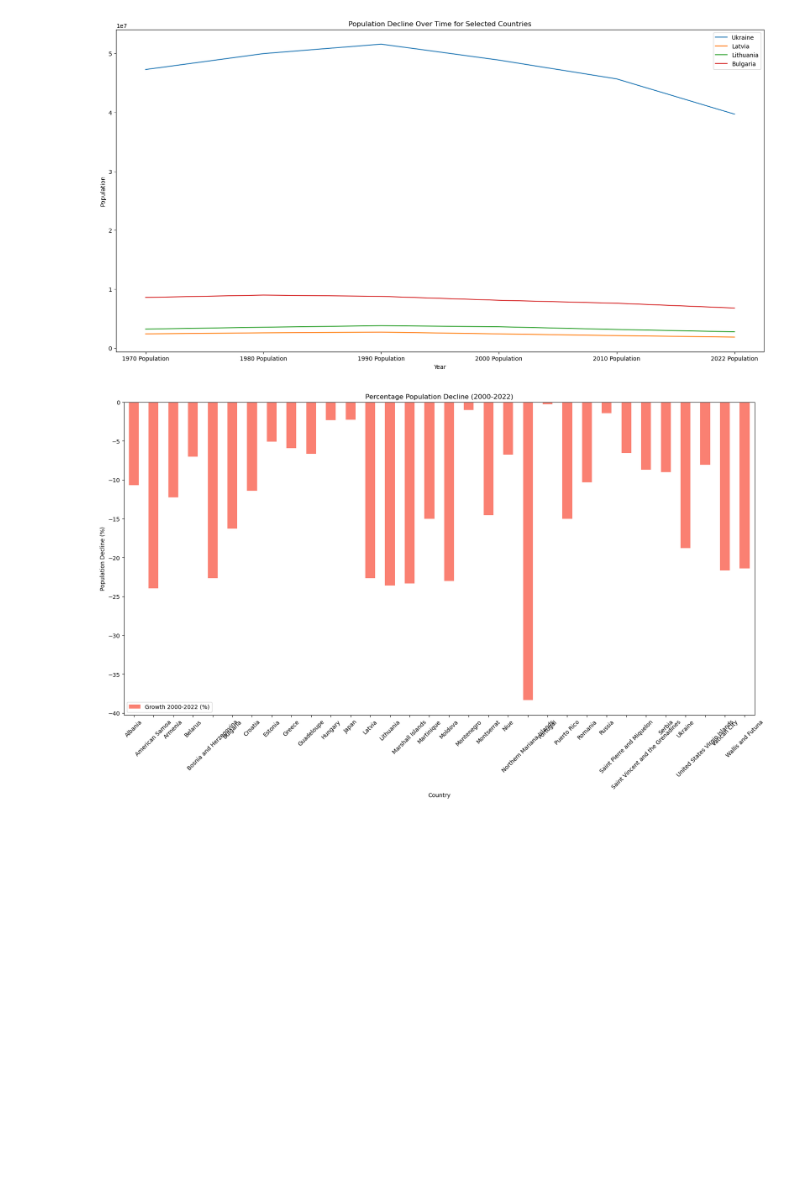
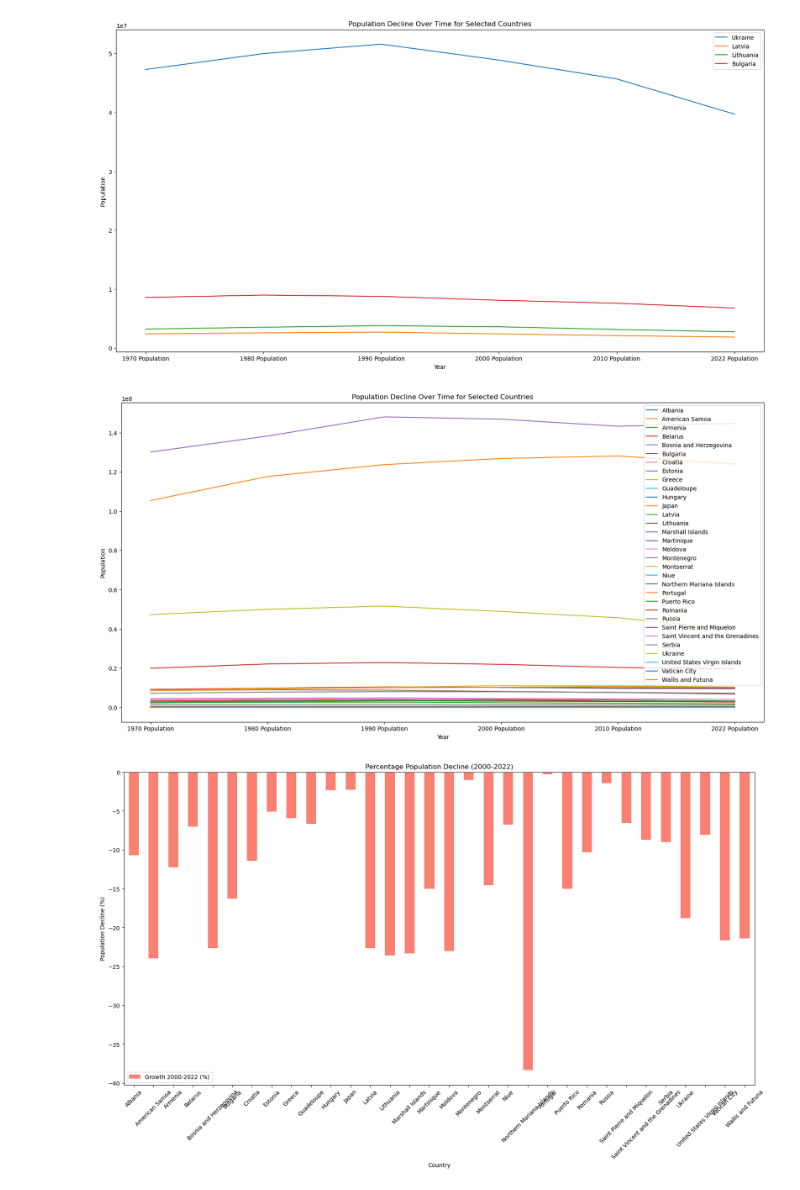
Before and after one commit to Keegawho198/World_population, a Jupyter notebook: exploratory data.ipynb, the cells around one changed output. Drawn from its saved outputs; the diff is of its cells as text; code cells hidden in the pictures; blank space fills up the shorter version.

Commit message:
Adding code for graphs, continent grouping

```diff
--- a/exploratory data.ipynb
+++ b/exploratory data.ipynb
@@ -484,6 +488,29 @@ plt.legend()
 plt.show()
 # %% [output]
 [figure]
+# %%
+#check with all countries with showing decline overall
+# Filter for countries with population decline
+countries_decline = ['Albania', 'American Samoa', 'Armenia', 'Belarus', 'Bosnia and Herzegovina', 'Bulgaria', 'Croatia', 'Estonia',
+                     'Greece', 'Guadeloupe', 'Hungary', 'Japan', 'Latvia', 'Lithuania', 'Marshall Islands', 'Martinique', 'Moldova',
+                     'Montenegro', 'Montserrat', 'Niue', 'Northern Mariana Islands', 'Portugal', 'Puerto Rico', 'Romania', 'Russia',
+                     'Saint Pierre and Miquelon', 'Saint Vincent and the Grenadines', 'Serbia', 'Ukraine', 'United States Virgin Islands',
+                     'Vatican City', 'Wallis and Futuna']  # Example countries with decline
+
+decline_data = world_population_df[world_population_df['Country'].isin(countries_decline)]
+
+# Plot population over years for each country
+years = ['1970 Population', '1980 Population', '1990 Population', '2000 Population', '2010 Population', '2022 Population']
+for country in countries_decline:
+    plt.plot(years, decline_data[decline_data['Country'] == country][years].values.flatten(), label=country)
+
+plt.xlabel('Year')
+plt.ylabel('Population')
+plt.title('Population Decline Over Time for Selected Countries')
+plt.legend()
+plt.show()
+# %% [output]
+[figure, added]
 # %%
 decline_percentages = population_decrease_2000_2022[['Country', 'Growth 2000-2022 (%)']]
 
```
Also changed, not shown: parts of 28 cells of this notebook, 1 other file.
